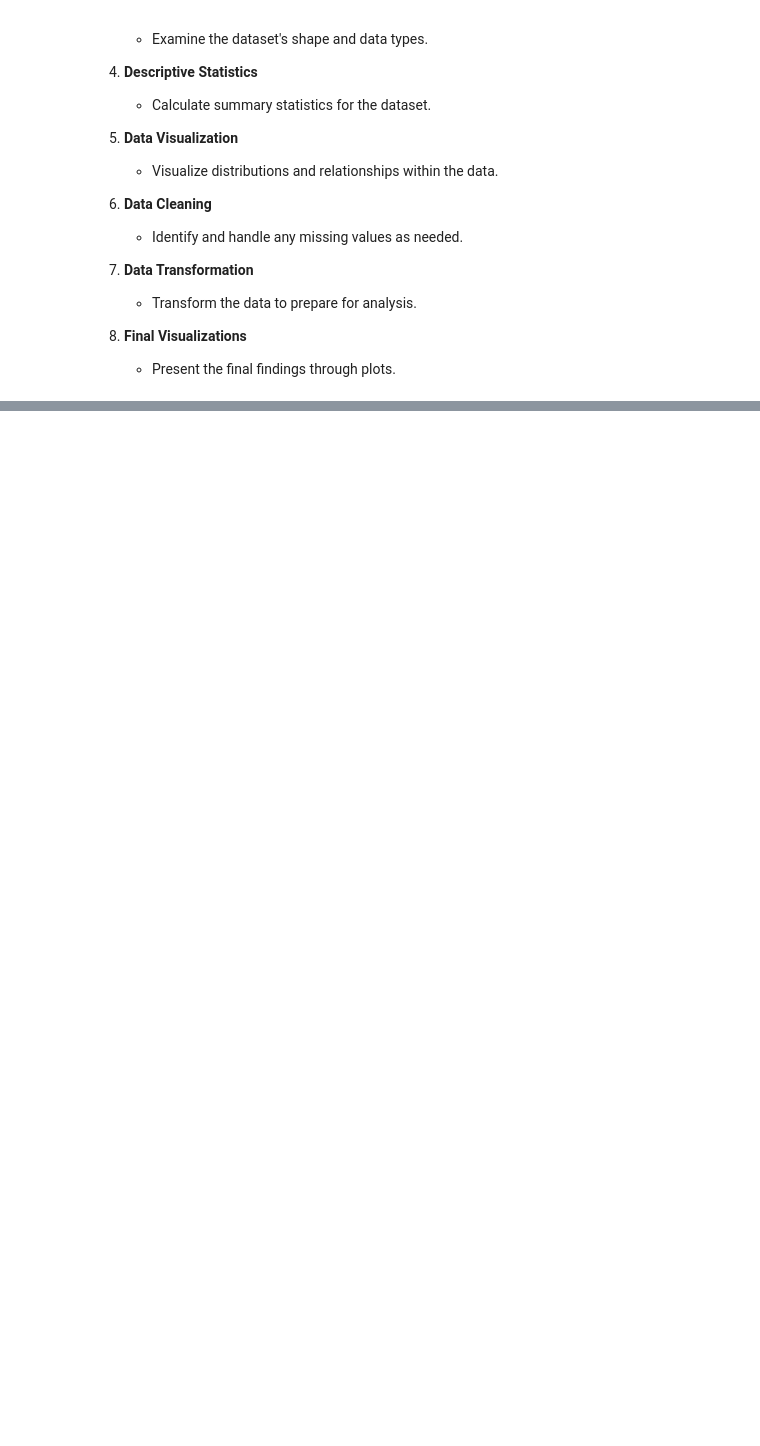
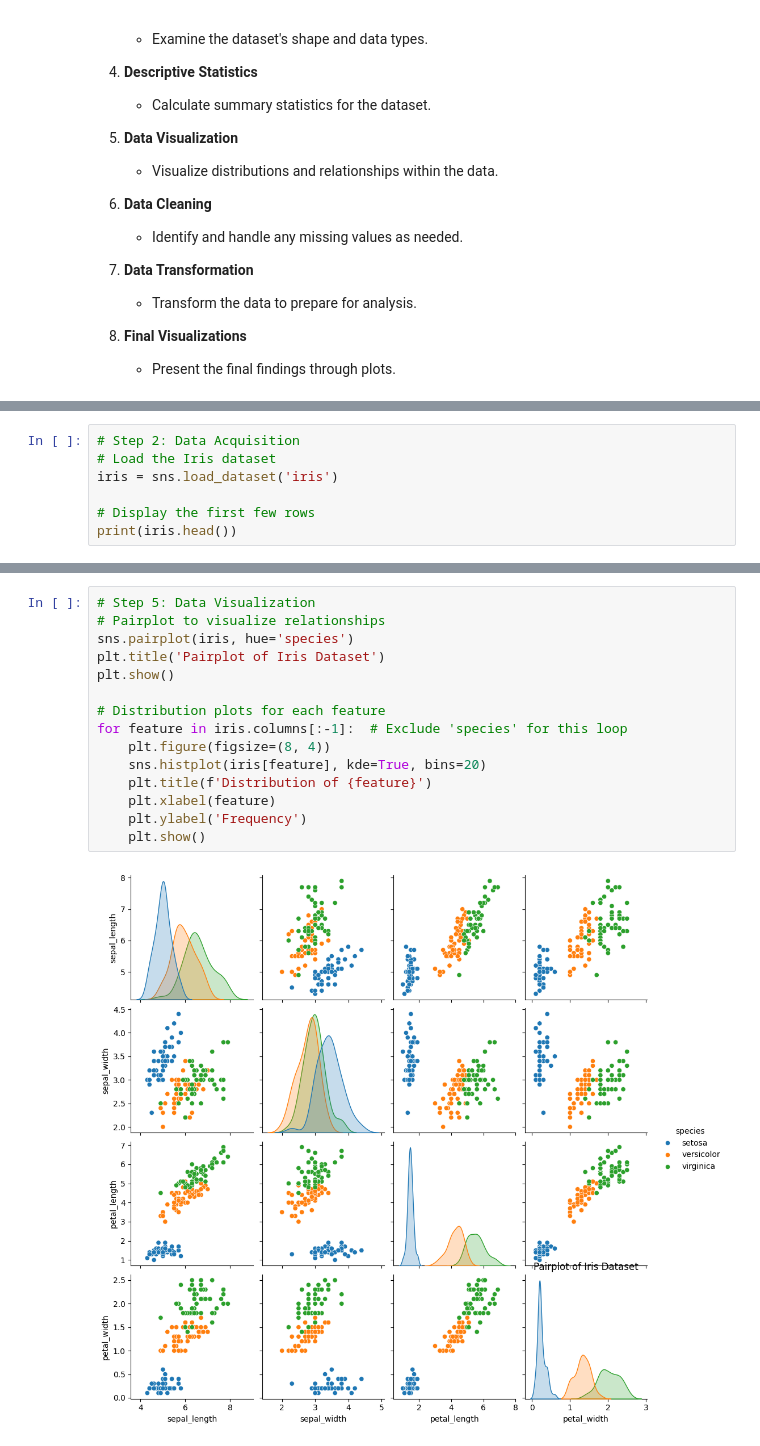
Before and after one commit to Elen-tesfai/datafun-04-jupyter, a Jupyter notebook: elen_eda.ipynb, the cells around one changed output, grey strips where cells are left out. Drawn from its saved outputs; the diff is of its cells as text; blank space fills up the shorter version.

Commit message:
Update EDA steps in notebook

```diff
--- a/elen_eda.ipynb
+++ b/elen_eda.ipynb
@@ -38,0 +38,7 @@ import seaborn as sns
+# %%
+# Step 2: Data Acquisition
+# Load the Iris dataset
+iris = sns.load_dataset('iris')
+
+# Display the first few rows
+print(iris.head())
@@ -38,0 +89,17 @@ import seaborn as sns
+# %%
+# Step 5: Data Visualization
+# Pairplot to visualize relationships
+sns.pairplot(iris, hue='species')
+plt.title('Pairplot of Iris Dataset')
+plt.show()
+
+# Distribution plots for each feature
+for feature in iris.columns[:-1]:  # Exclude 'species' for this loop
+    plt.figure(figsize=(8, 4))
+    sns.histplot(iris[feature], kde=True, bins=20)
+    plt.title(f'Distribution of {feature}')
+    plt.xlabel(feature)
+    plt.ylabel('Frequency')
+    plt.show()
+# %% [output]
+[figure, added]
```
Also changed, not shown: parts of 9 cells of this notebook.
